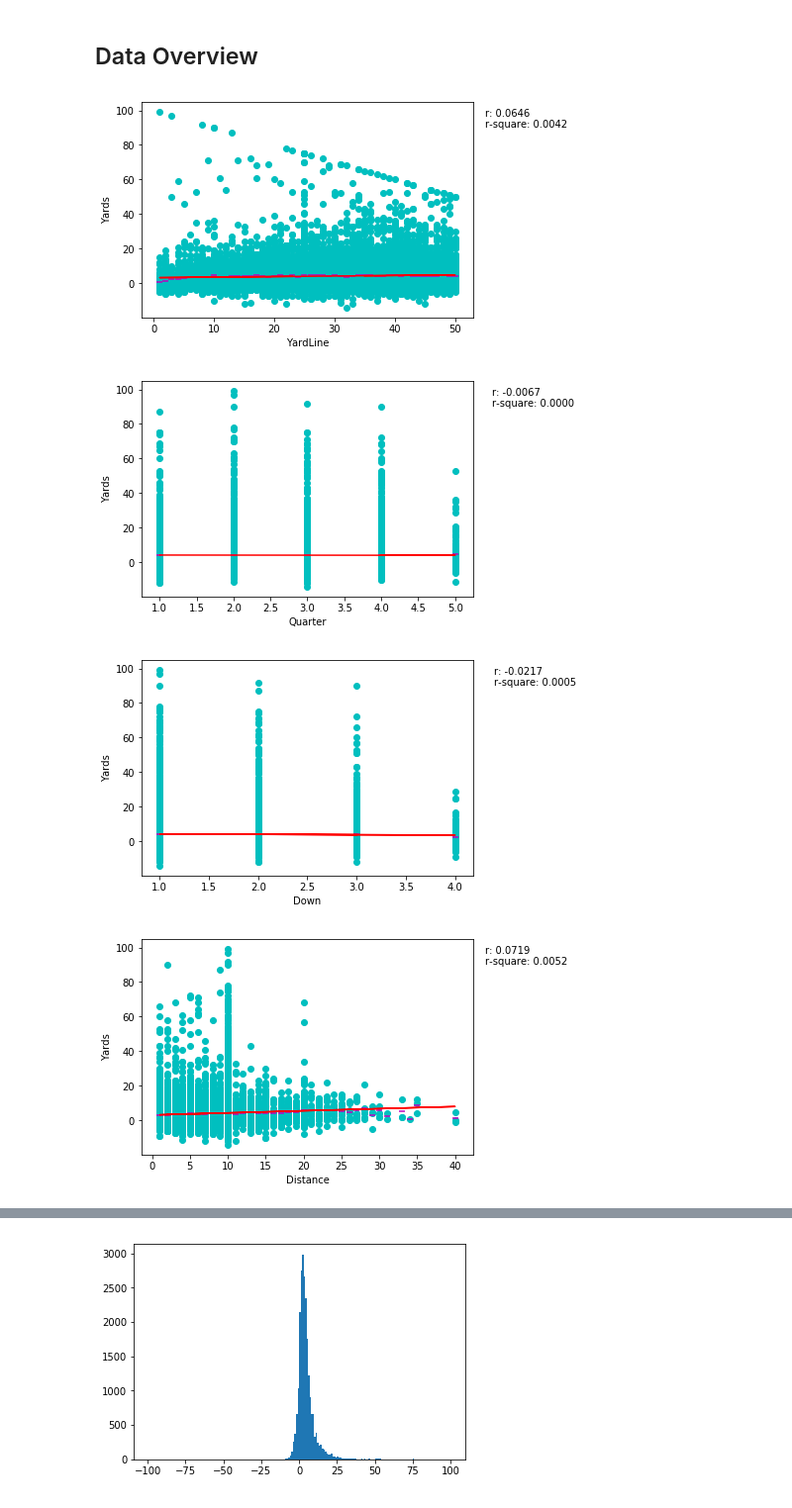
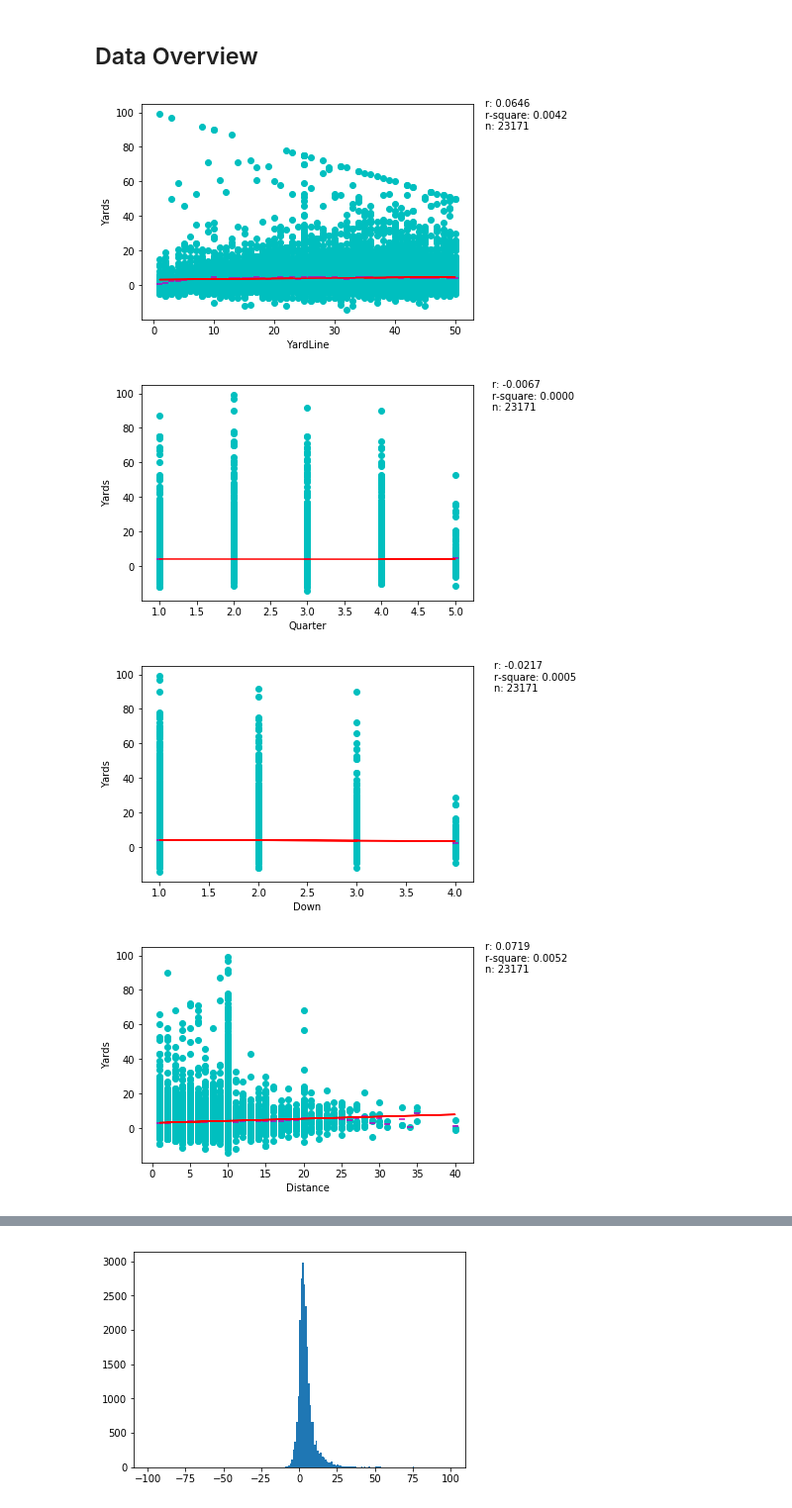
Before and after one commit to crhanlon/nfl_big_data_bowl, a Jupyter notebook: scripts/exploratory_data_analysis.ipynb, the cells around one changed output, grey strips where cells are left out. Shown at 99% size. Saved outputs shown, nothing was run; the diff lists cells and outputs as text; code cells hidden in the pictures.

Commit message:
Updated summary stats

```diff
--- a/scripts/exploratory_data_analysis.ipynb
+++ b/scripts/exploratory_data_analysis.ipynb
@@ -204,44 +204,44 @@ for p_id in play_id_list:
 ## Data Overview
 # %%
 def get_lin_fit(x_vals, y_vals):
-    # Account for NaNs within y_vals
-    data_tuples = list(zip(x_vals, y_vals))
-    df = pd.DataFrame(data=data_tuples, columns=['X', 'Y'])
-    df = df.dropna()
     # Calculate lin regression
-    slope, intercept, r_value, p_value, std_err = stats.linregress(df['X'], df['Y'])
+    slope, intercept, r_value, p_value, std_err = stats.linregress(x_vals, y_vals)
     return slope, intercept, r_value, p_value, std_err
 # %%
 for p in DISCRETE_PREDICTORS:
     fig = plt.figure()
     # Isolate the values
     x_vals = rusher_df[p]
     y_vals = rusher_df['Yards']
+    data_tuples = list(zip(x_vals, y_vals))
+    xy_df = pd.DataFrame(data=data_tuples, columns=['X', 'Y'])
+    xy_df = xy_df.dropna()
+
 
     # Get the best fit
-    slope, intercept, r_value, _, _ = get_lin_fit(x_vals, y_vals)
-    y_pred = x_vals*slope + intercept
-    plt.scatter(x_vals, y_vals, c='c')
+    slope, intercept, r_value, _, _ = get_lin_fit(xy_df['X'], xy_df['Y'])
+    y_pred = xy_df['X']*slope + intercept
+    plt.scatter(xy_df['X'], xy_df['Y'], c='c')
 
     mean_x = []
     mean_y = []
-    for x_val in x_vals.unique():
-        mask = x_vals == x_val
-        reduced_y = y_vals[mask]
+    for x_val in xy_df['X'].unique():
+        mask = xy_df['X'] == x_val
+        reduced_y = xy_df['Y'][mask]
         mean_x.append(x_val)
         mean_y.append(np.mean(reduced_y))
 
     plt.scatter(mean_x, mean_y, c='m', marker='_')
-    plt.plot(x_vals, y_pred, c='r')
-    plt.text(x=1.1*max(x_vals), y=90, s='r: ' + "{0:.4f}".format(r_value) + '\nr-square: ' + "{0:.4f}".format(r_value**2))
+    plt.plot(xy_df['X'], y_pred, c='r')
+    plt.text(x=1.1*max(x_vals), y=90, s='r: ' + "{0:.4f}".format(r_value) + '\nr-square: ' + "{0:.4f}".format(r_value**2) + '\nn: ' + str(len(xy_df['X'])))
 
 
     # Add labels
     plt.xlabel(p)
     plt.ylabel('Yards')
     plt.show()
 # %% [output]
-[figure, old version]
+[figure, new version]
-[figure, old version]
+[figure, new version]
-[figure, old version]
+[figure, new version]
-[figure, old version]
+[figure, new version]
```
Also changed, not shown: parts of 6 cells of this notebook, 1 other file.
